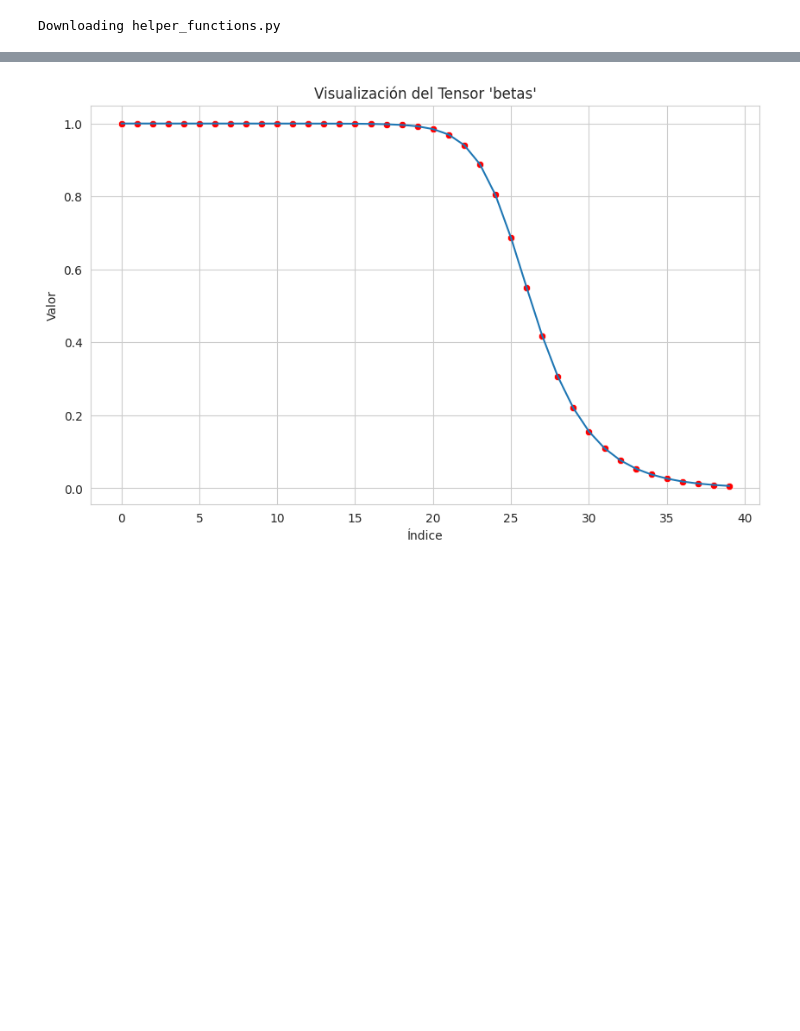
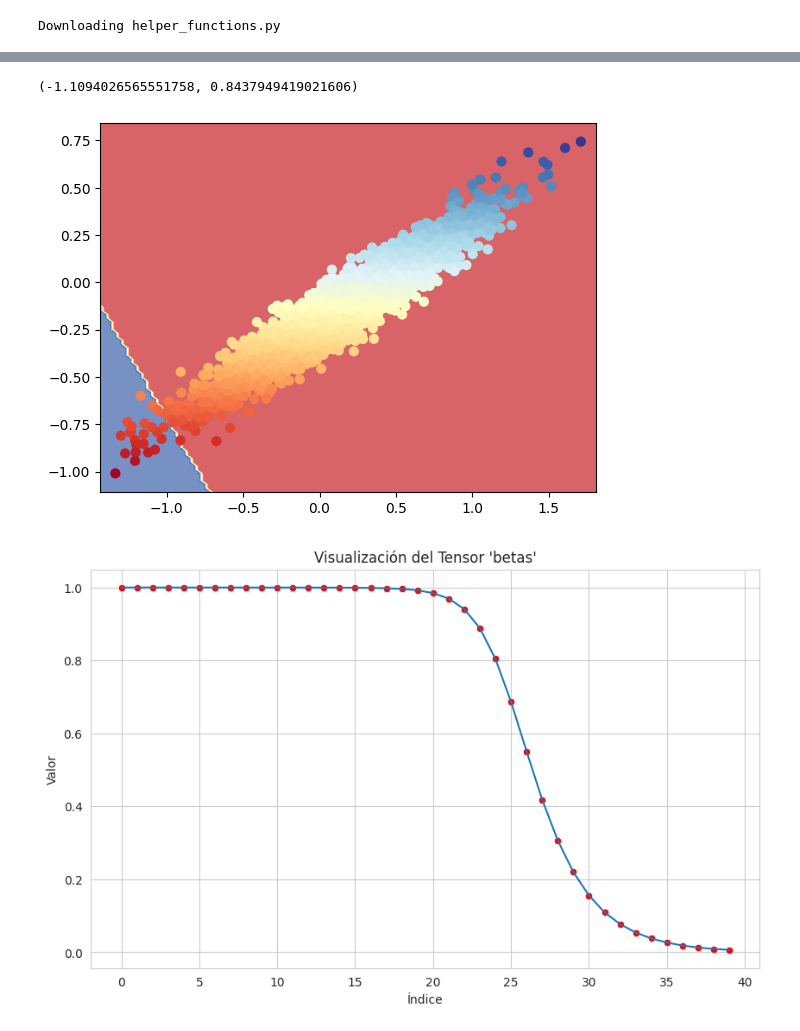
Before and after one commit to arturovallemacias/diffusion_models, a Jupyter notebook: reverse_me.ipynb, the cells around one changed output, grey strips where cells are left out. Saved outputs shown, nothing was run; the diff lists cells and outputs as text; code cells hidden in the pictures; blank space fills up the shorter version.

```diff
--- a/reverse_me.ipynb
+++ b/reverse_me.ipynb
@@ -55,7 +55,7 @@ class MLP(nn.Module):
 
     def __init__(self, N=40, data_dim=2, hidden_dim=64):
         super(MLP, self).__init__()
-        self.network_head = nn.Sequential(nn.Linear(data_dim, hidden_dim))
+        self.network_head = nn.Sequential(nn.Linear(data_dim, data_dim))
 
         #self.network_head = nn.Sequential(nn.Linear(data_dim, hidden_dim),
                                           #nn.ReLU(),
@@ -143,10 +123,11 @@ class DiffusionModel():
 
         t = t - 1 # Because we start indexing at 0
 
-        mu, std = self.model(xt, t)
+        h = self.model(xt, t)
         #epsilon = torch.randn_like(xt)
 
         #return mu, std, mu + epsilon * std # data ~ N(mu, std)
+        return h
 
 
     def sample(self, batch_size, device):
@@ -175,11 +156,11 @@ class DiffusionModel():
 
         mu_q, sigma_q, xt = self.forward_process(x0, t)
 
-        mu_p, sigma_p, xt_minus1 = self.reverse_process(xt.float(), t)
+        h = self.reverse_process(xt.float(), t)
 
         #KL = torch.log(sigma_p) - torch.log(sigma_q) + (
             #sigma_q**2 + (mu_q - mu_p)**2) / (2 * sigma_p**2)
         #K = - KL.mean() # Should be maximized
         #loss = - K # Should be minimized
 
-        return mu_q, sigma_q, xt
+        return h
@@ -231,7 +170,7 @@ def train(diffusion_model, optimizer, batch_size, nb_epochs, device):
     training_loss = []
     for epoch in tqdm(range(nb_epochs)):
         x0 = sample_batch(batch_size).to(device)
-        mu_q, sigma_q, xt = diffusion_model.get_loss(x0)
+        h = diffusion_model.get_loss(x0)
 
         #optimizer.zero_grad()
         #loss.backward()
@@ -247,7 +186,7 @@ def train(diffusion_model, optimizer, batch_size, nb_epochs, device):
             #plot(diffusion_model, f'figs/training_epoch_{epoch}.png', device)
 
     #return training_loss
-    return mu_q, sigma_q, xt
+    return h
 # %%
 device = 'cuda'
 x0 = sample_batch(3000).to(device)
@@ -256,13 +195,14 @@ mlp_model = MLP(hidden_dim=128).to(device)
 
 model = DiffusionModel(40, mlp_model, device)
 
+t = 20
 
-mu_q, std_q, xt = model.forward_process(x0, 20)
+mu_q, std_q, xt = model.forward_process(x0, t)
 
 optimizer = torch.optim.Adam(mlp_model.parameters(), lr=1e-4)
 
 
-loss = train(model, optimizer, 3_000, 1, device)
+h = train(model, optimizer, 3000, 1, device)
 
-print(loss)
+print(h)
 # %% [output]
@@ -281,0 +224,54 @@ print(loss)
+# %%
+
+
+mlp_model.to("cpu")
+X, y = h[:,0].to("cpu"), h[:,1].to("cpu")
+
+print(f"X: {X}")
+print(f"y: {y}")
+
+x_min, x_max = X.min() - 0.1, X.max() + 0.1
+y_min, y_max = y.min() - 0.1, y.max() + 0.1
+
+
+xx, yy = np.meshgrid(np.linspace(x_min.detach().numpy(), x_max.detach().numpy(), 101), np.linspace(y_min.detach().numpy(), y_max.detach().numpy(), 101))
+
+    # Make features
+X_to_pred_on = torch.from_numpy(np.column_stack((xx.ravel(), yy.ravel()))).float()
+
+print(f"X_to_pred_on: {X_to_pred_on}")
+
+mlp_model.eval()
+
+with torch.inference_mode():
+    y_logits = mlp_model(X_to_pred_on,t)
+
+
+if len(torch.unique(y)) > 2:
+    y_pred = torch.softmax(y_logits, dim=1).argmax(dim=1)  # mutli-class
+else:
+    y_pred = torch.round(torch.sigmoid(y_logits))  # binary
+
+
+y_pred = y_pred.reshape(xx.shape).detach().numpy()
+
+Xn = X.detach().numpy()
+yn = y.detach().numpy()
+
+print(Xn)
+print(yn)
+
+plt.contourf(xx, yy, y_pred, cmap=plt.cm.RdYlBu, alpha=0.7)
+plt.scatter(Xn, yn, c=yn, s=40, cmap=plt.cm.RdYlBu)
+plt.xlim(xx.min(), xx.max())
+plt.ylim(yy.min(), yy.max())
+
+
+#plt.figure(figsize=(12, 6))
+#plt.subplot(1, 2, 1)
+#plt.title("mlp")
+#plot_decision_boundary(mlp_model, h[:,0], h[:,1])
+#plt.subplot(1, 2, 2)
+#plt.title("mlp")
+#plot_decision_boundary(mlp_model, h[:,0], h[:,1])
+# %% [output]
@@ -282,3 +293,5 @@ print(loss)
+(-1.1094026565551758, 0.8437949419021606)
+[figure, added]
 # %%
 import seaborn as sns
 # Configuración de estilo de Seaborn (opcional)
```
Also changed, not shown: parts of 8 cells of this notebook.
